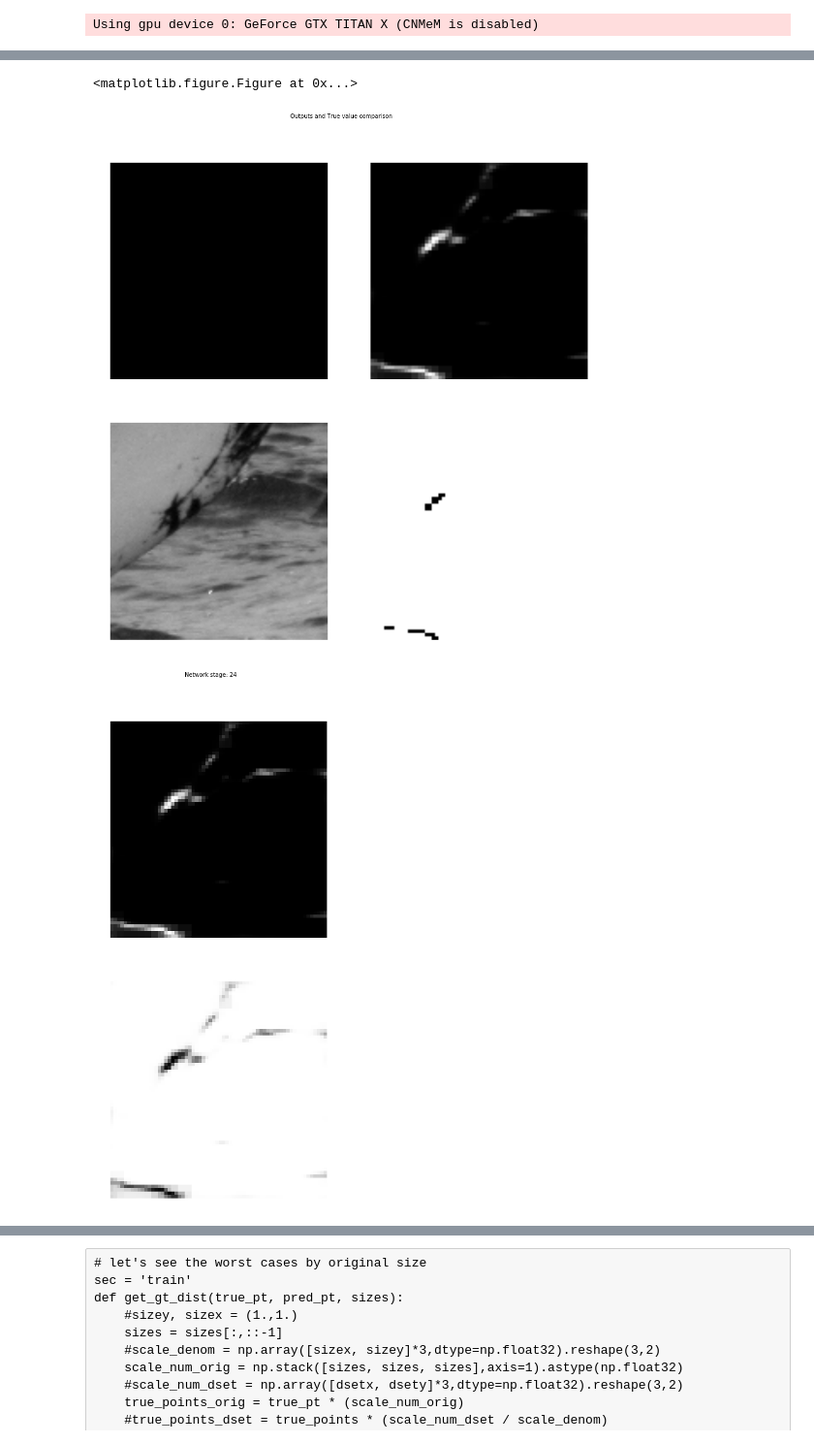
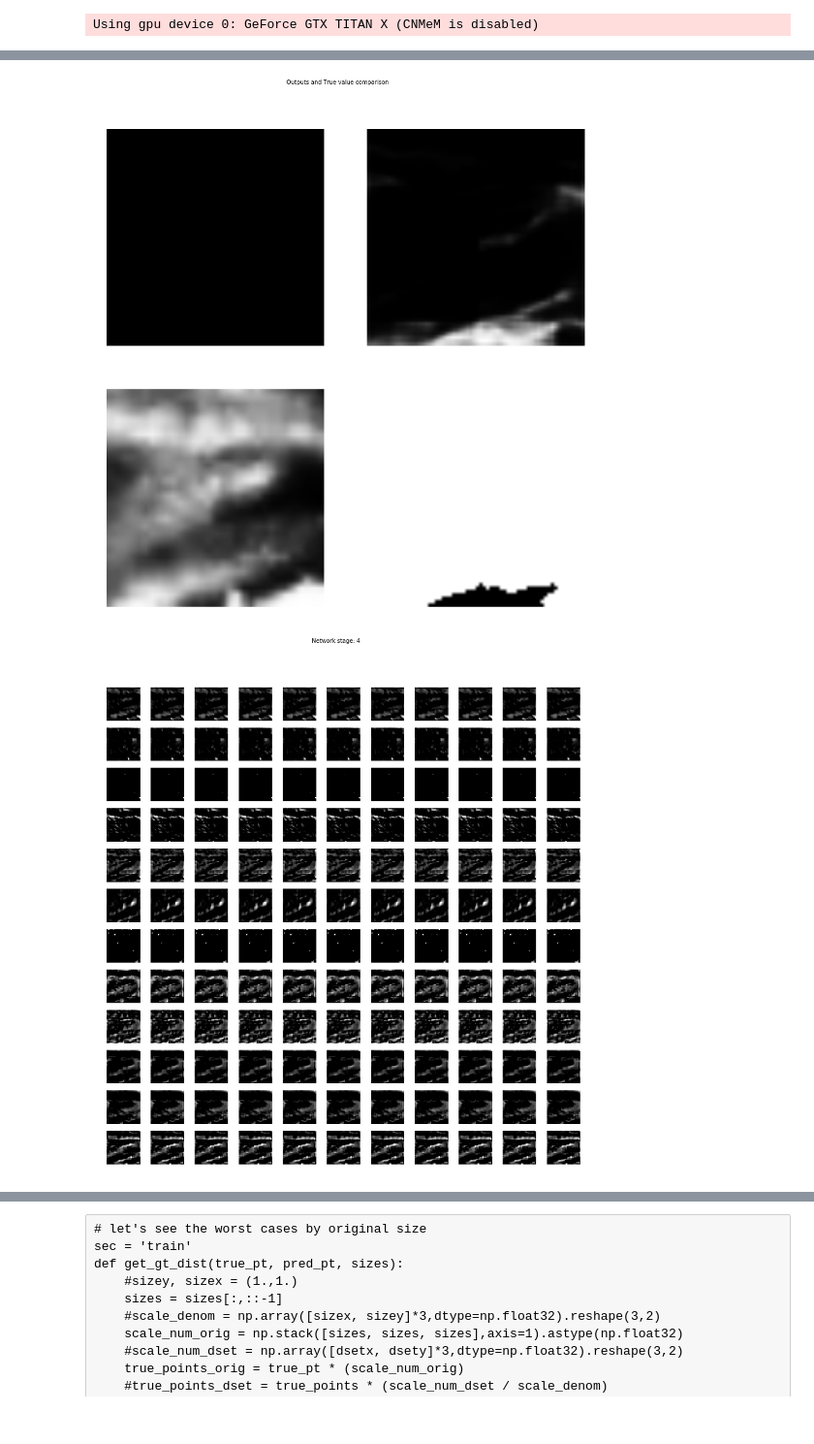
Before and after one commit to zmjjmz/thesiswork, a Jupyter notebook: edge_extract/TE Extractor Analysis.ipynb, the cells around one changed output, grey strips where cells are left out. Shown: that part at 97% size. Drawn from its saved outputs; the diff is of its cells as text; code cells hidden in the pictures.

Commit message:
Further work on matching w/network, and attempts at improving trailing edge extraction

```diff
--- a/edge_extract/TE Extractor Analysis.ipynb
+++ b/edge_extract/TE Extractor Analysis.ipynb
@@ -32,11 +32,12 @@ L______
 Trying /home/zach/envs/thesis/local/lib/python2.7/site-packages/flann-1.8.4-py2.7.egg/pyflann/lib/libflann.so
 Using gpu device 0: GeForce GTX TITAN X (CNMeM is disabled)
 # %%
-model_loc = 'fbannot_te_128'
-dset_loc = 'TEST_fbannot_te_128'
+model_loc = 'fbannot_te_64_eh'
+dset_loc = 'TEST_fbannot_te_64_eh'
 # %%
 
-model_name = 'model.pkl'
+#model_name = 'jet_ep100_lr1e-2_pw_1e2.pkl'
+model_name = 'modeljet_preconv.pkl'
 model = ut.load_cPkl(join(dataset_loc, "Flukes/patches/%s" % join(model_loc, model_name)))
 
 dset = load_dataset(join(dataset_loc, "Flukes/patches/%s" % dset_loc), normalize_method='zscore')
@@ -52,7 +53,7 @@ Took 0.05 seconds
 X = T.tensor4()
 
 
-segmenter = build_segmenter_jet()
+segmenter = build_segmenter_jet_preconv()
 ll.set_all_param_values(segmenter, model)
 model_outputs = [ll.get_output(intr_layer, X, deterministic=True) for intr_layer in ll.get_all_layers(segmenter)]
 #segmenter_out = ll.get_output(segmenter, X, deterministic=True)
@@ -149,7 +152,6 @@ def show_output(originals, true_labels, outputs, ind, stage=-1, weights=None):
         nrows = ncols + int((square_size % nfilters > 0))
     else:
         square_size = 1
-    print(network_stage)
     plt.gray()
     if nfilters > 1:
         f, netax = plt.subplots(nrows, ncols, figsize=(15,15))
@@ -181,5 +183,5 @@ def show_output(originals, true_labels, outputs, ind, stage=-1, weights=None):
 
 sec = 'valid'
 show_output(dset_for_model[sec]['X'], dset_for_model[sec]['y'], point_outputs[sec],
-            random.choice(range(dset_for_model[sec]['X'].shape[0])), stage=24, weights=dset_for_model[sec]['pixelw'])
+            random.choice(range(dset_for_model[sec]['X'].shape[0])), stage=4, weights=dset_for_model[sec]['pixelw'])
 # %% [output]
@@ -203,6 +189,5 @@ show_output(dset_for_model[sec]['X'], dset_for_model[sec]['y'], point_outputs[se
-<matplotlib.figure.Figure at 0x...>
-[figure, old version]
+[figure, new version]
-[figure, old version]
+[figure, new version]
 # %%
 #print(len(point_outputs_valid))
 n_layers = len(point_outputs[sec])
```
Also changed, not shown: parts of 19 cells of this notebook, 6 other files.
